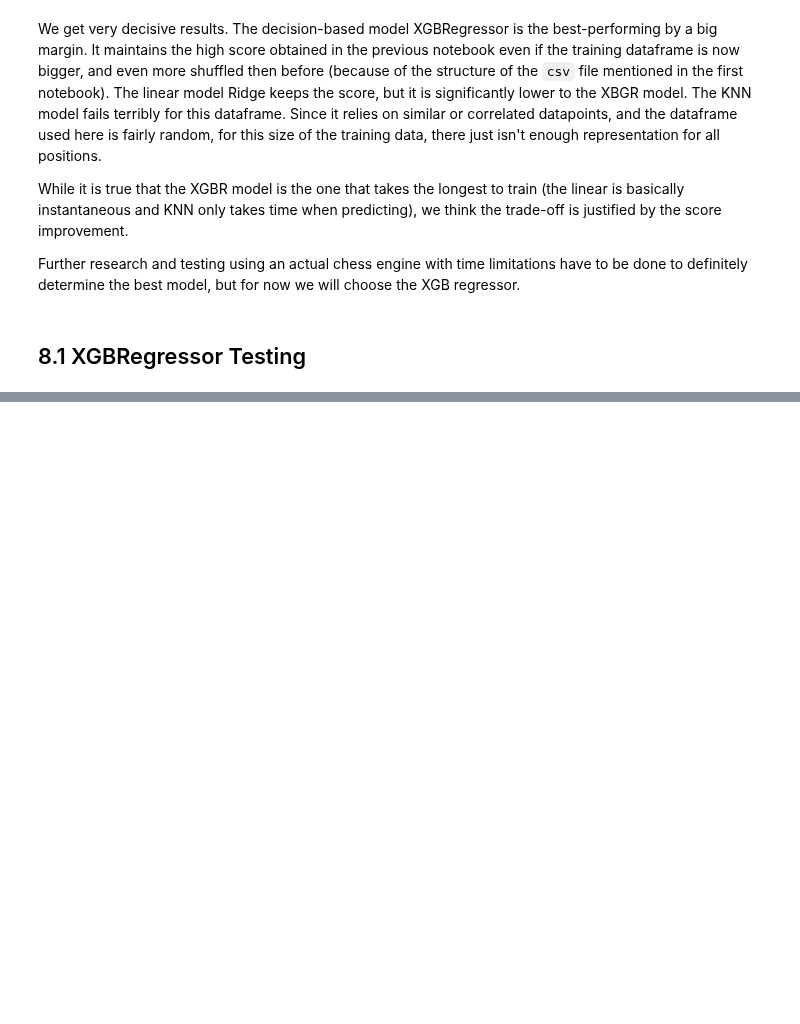
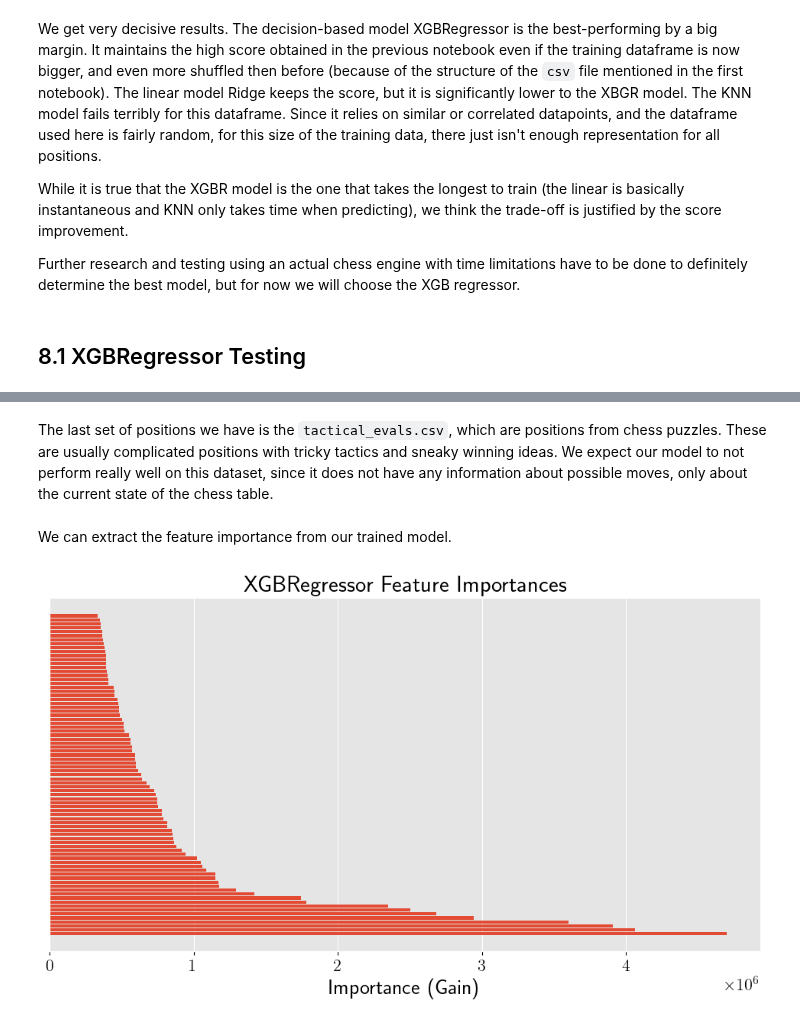
Before and after one commit to NatanSisoev/Chess-ML-Evaluator, a Jupyter notebook: notebooks/8_testing.ipynb, the cells around one changed output, grey strips where cells are left out. Drawn from its saved outputs; the diff is of its cells as text; code cells hidden in the pictures; blank space fills up the shorter version.

```diff
--- a/notebooks/8_testing.ipynb
+++ b/notebooks/8_testing.ipynb
@@ -50,0 +179,2 @@ Further research and testing using an actual chess engine with time limitations
+# %% [markdown]
+The last set of positions we have is the `tactical_evals.csv`, which are positions from chess puzzles. These are usually complicated positions with tricky tactics and sneaky winning ideas. We expect our model to not perform really well on this dataset, since it does not have any information about possible moves, only about the current state of the chess table.
@@ -50,0 +190,19 @@ Further research and testing using an actual chess engine with time limitations
+# %% [markdown]
+We can extract the feature importance from our trained model.
+# %%
+importance_dict = mm.model.get_booster().get_score(importance_type="gain")
+
+importance_df = pd.DataFrame({
+    "feature": list(importance_dict.keys()),
+    "importance": list(importance_dict.values())
+}).sort_values(by="importance", ascending=False)
+importance_df["importance_rescaled"] = importance_df["importance"] / importance_df["importance"].max()
+importance_df["importance_fraction"] = importance_df["importance"] / importance_df["importance"].sum()
+
+plt.barh(importance_df["feature"], importance_df["importance"])
+plt.yticks([])  # Hide y-axis labels
+plt.xlabel("Importance (Gain)")
+plt.title("XGBRegressor Feature Importances")
+plt.show()
+# %% [output]
+[figure, added]
```
Also changed, not shown: parts of 14 cells of this notebook, 9 other files.
